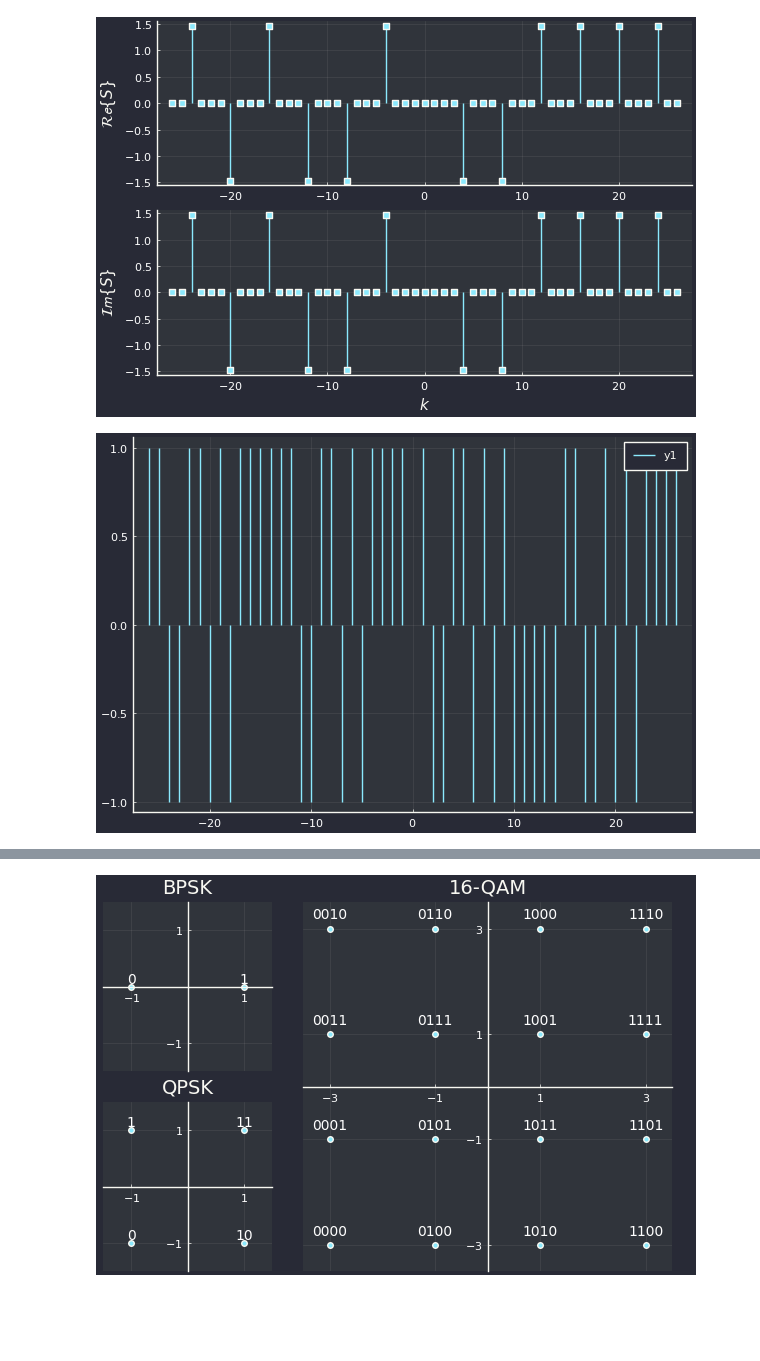
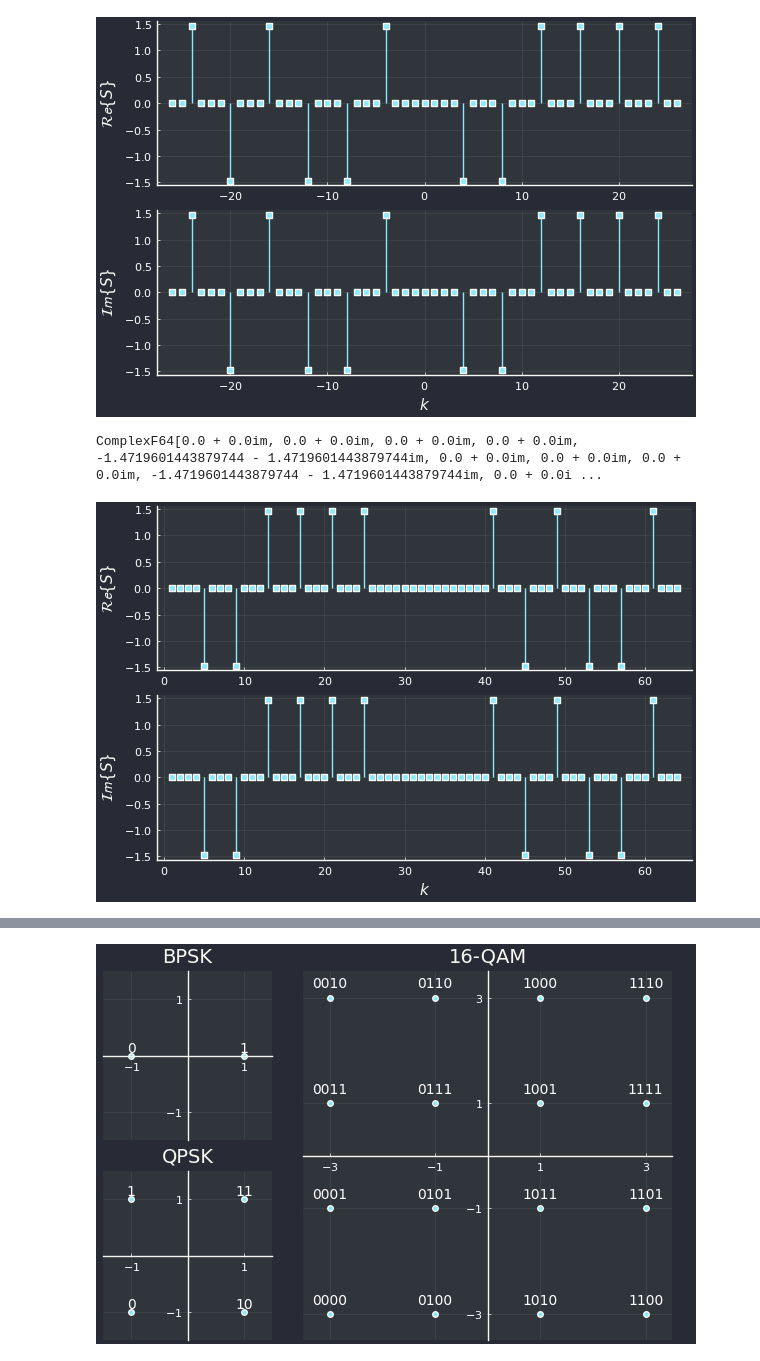
Before and after one commit to Matrsz/OFDM-Det-Sync, a Jupyter notebook: Tests.ipynb, the cells around one changed output, grey strips where cells are left out. Drawn from its saved outputs; the diff is of its cells as text; code cells hidden in the pictures; blank space fills up the shorter version.

```diff
--- a/Tests.ipynb
+++ b/Tests.ipynb
@@ -40,8 +40,9 @@ plot(t, Fix1(w, T_SHORT), legend=false)
 S = OffsetArray(sqrt(13/6).*[0, 0, 1+j, 0, 0, 0, -1-j, 0, 0, 0, 1+j, 0, 0, 0, -1-j, 0, 0, 0, -1-j, 0, 0, 0, 1+j, 0, 0, 0, 0,
 0, 0, 0, -1-j, 0, 0, 0, -1-j, 0, 0, 0, 1+j, 0, 0, 0, 1+j, 0, 0, 0, 1+j, 0, 0, 0, 1+j, 0,0], -26:26)
 
-L = OffsetArray([1, 1, -1, -1, 1, 1, -1, 1, -1, 1, 1, 1, 1, 1, 1, -1, -1, 1, 1, -1, 1, -1, 1, 1, 1, 1, 0,
-1, -1, -1, 1, 1, -1, 1, -1, 1, -1, -1, -1, -1, -1, 1, 1, -1, -1, 1, -1, 1, -1, 1, 1, 1, 1], -26:26)
+L = OffsetArray([1.0, 1.0, -1.0, -1.0, 1.0, 1.0, -1.0, 1.0, -1.0, 1.0, 1.0, 1.0, 1.0, 1.0, 1.0, -1.0, -1.0, 1.0, 1.0, -1.0, 1.0, -1.0, 1.0, 1.0, 1.0, 1.0, 0,
+1.0, -1.0, -1.0, 1.0, 1.0, -1.0, 1.0, -1.0, 1.0, -1.0, -1.0, -1.0, -1.0, -1.0, 1.0, 1.0, -1.0, -1.0, 1.0, -1.0, 1.0, -1.0, 1.0, 1.0, 1.0, 1.0].|> Real .|> Complex, -26:26)
+
 
 r_l(t) = w(T_LONG,t)*sum(L[k]*exp(j*k*2π*Δ_F*(t-T_GI2)) for k in eachindex(L))
 
@@ -90,7 +90,18 @@ p2 = plot(imag(S), line=:stem, marker=:square, ylabel=L"\mathcal{Im}\{S\}", xlab
 plot(p1,p2, layout=(2,1), legend=false)
 # %% [output]
 [figure]
-# %%
-plot(L, line=:stem)
-# %% [output]
-[figure, removed]
+# %%
+shift(S) |> println
+# %% [output]
+ComplexF64[0.0 + 0.0im, 0.0 + 0.0im, 0.0 + 0.0im, 0.0 + 0.0im, -1.4719601443879744 - 1.4719601443879744im, 0.0 + 0.0im, 0.0 + 0.0im, 0.0 + 0.0im, -1.4719601443879744 - 1.4719601443879744im, 0.0 + 0.0i ...
+# %%
+shift(x) = [i in 1:26 ? x[i] : (i in 38:63 ? x[i-64] : 0.0+im*0.0) for i in 0:63]
+
+S_shift = shift(S)
+
+p1 = plot(S_shift |> real, line=:stem, marker=:square, ylabel=L"\mathcal{Re}\{S\}")
+p2 = plot(S_shift |> imag, line=:stem, marker=:square, ylabel=L"\mathcal{Im}\{S\}", xlabel=L"k")
+
+plot(p1,p2, layout=(2,1), legend=false)
+# %% [output]
+[figure, added]
```
Also changed, not shown: parts of 8 cells of this notebook, 7 other files.
